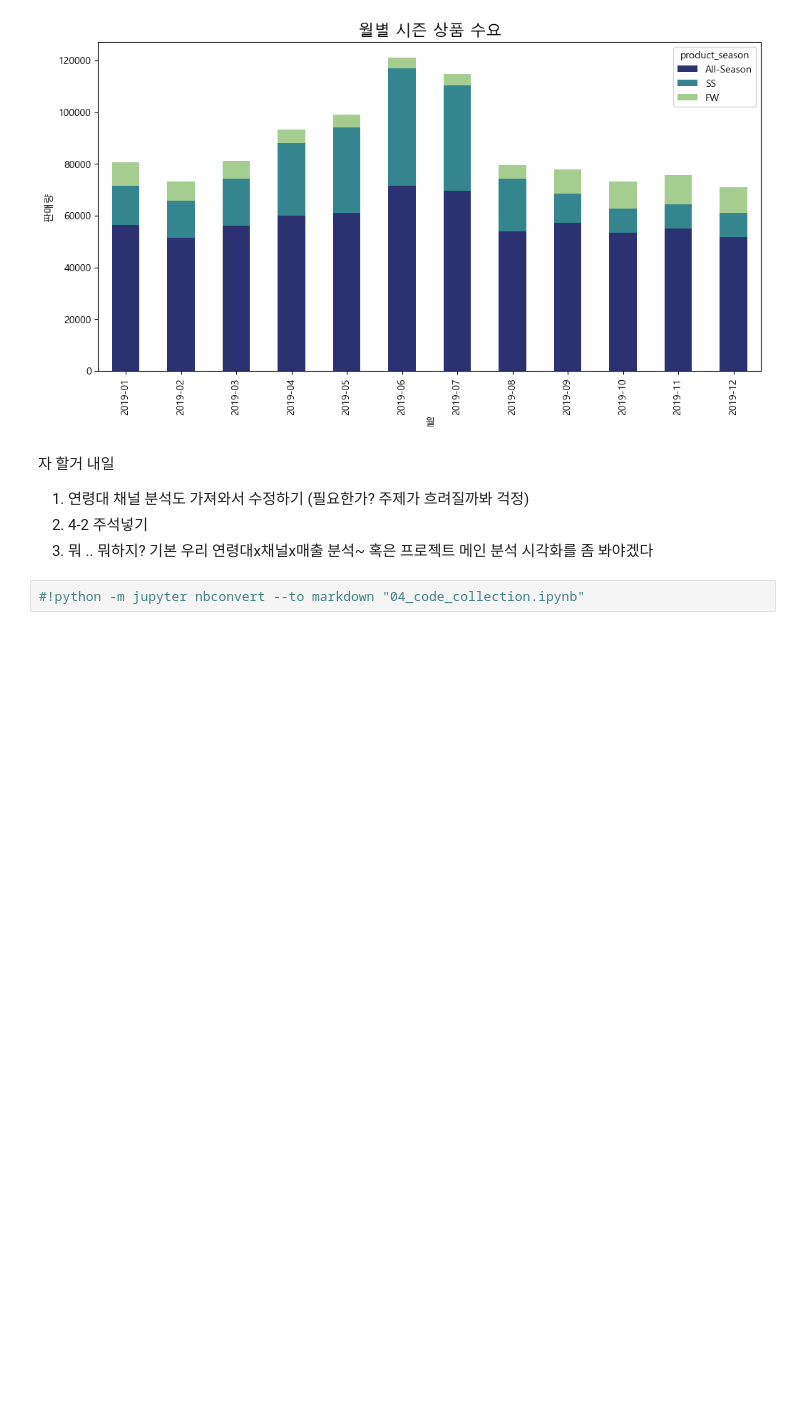
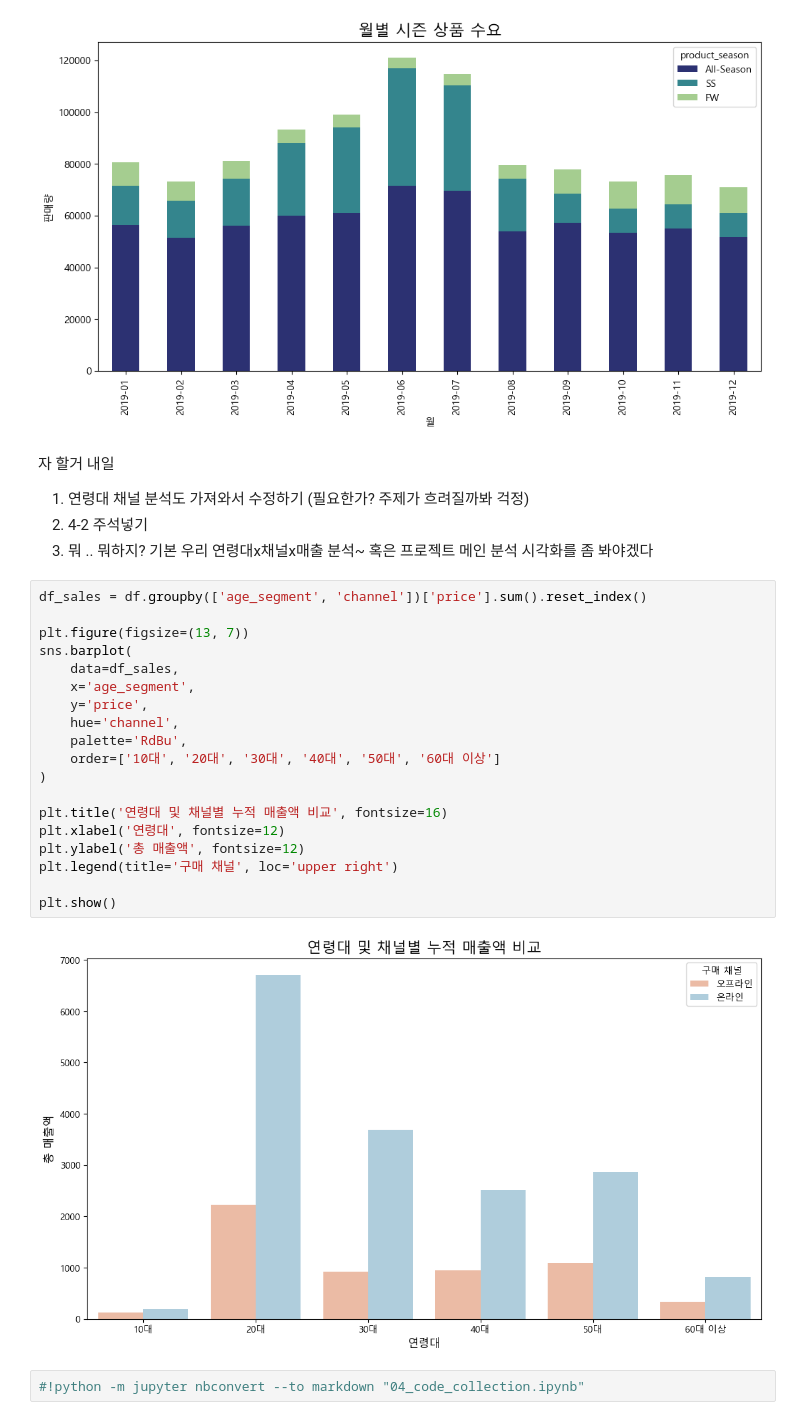
Before and after one commit to yoohengu/cross-gen-biz-analysis, a Jupyter notebook: notebooks/data_viz/art/articles_code_collection.ipynb, the cells around one changed output. Drawn from its saved outputs; the diff is of its cells as text; blank space fills up the shorter version.

```diff
--- a/notebooks/data_viz/art/articles_code_collection.ipynb
+++ b/notebooks/data_viz/art/articles_code_collection.ipynb
@@ -215,5 +215,26 @@ plt.show()
 1. 연령대 채널 분석도 가져와서 수정하기 (필요한가? 주제가 흐려질까봐 걱정)
 2. 4-2 주석넣기
 3. 뭐 .. 뭐하지? 기본 우리 연령대x채널x매출 분석~ 혹은 프로젝트 메인 분석 시각화를 좀 봐야겠다
+# %%
+df_sales = df.groupby(['age_segment', 'channel'])['price'].sum().reset_index()
+
+plt.figure(figsize=(13, 7))
+sns.barplot(
+    data=df_sales,
+    x='age_segment',
+    y='price',
+    hue='channel',
+    palette='RdBu',
+    order=['10대', '20대', '30대', '40대', '50대', '60대 이상']
+)
+
+plt.title('연령대 및 채널별 누적 매출액 비교', fontsize=16)
+plt.xlabel('연령대', fontsize=12)
+plt.ylabel('총 매출액', fontsize=12)
+plt.legend(title='구매 채널', loc='upper right')
+
+plt.show()
+# %% [output]
+[figure, added]
 # %%
 #!python -m jupyter nbconvert --to markdown "04_code_collection.ipynb"
```
Also changed, not shown: 2 other files.
